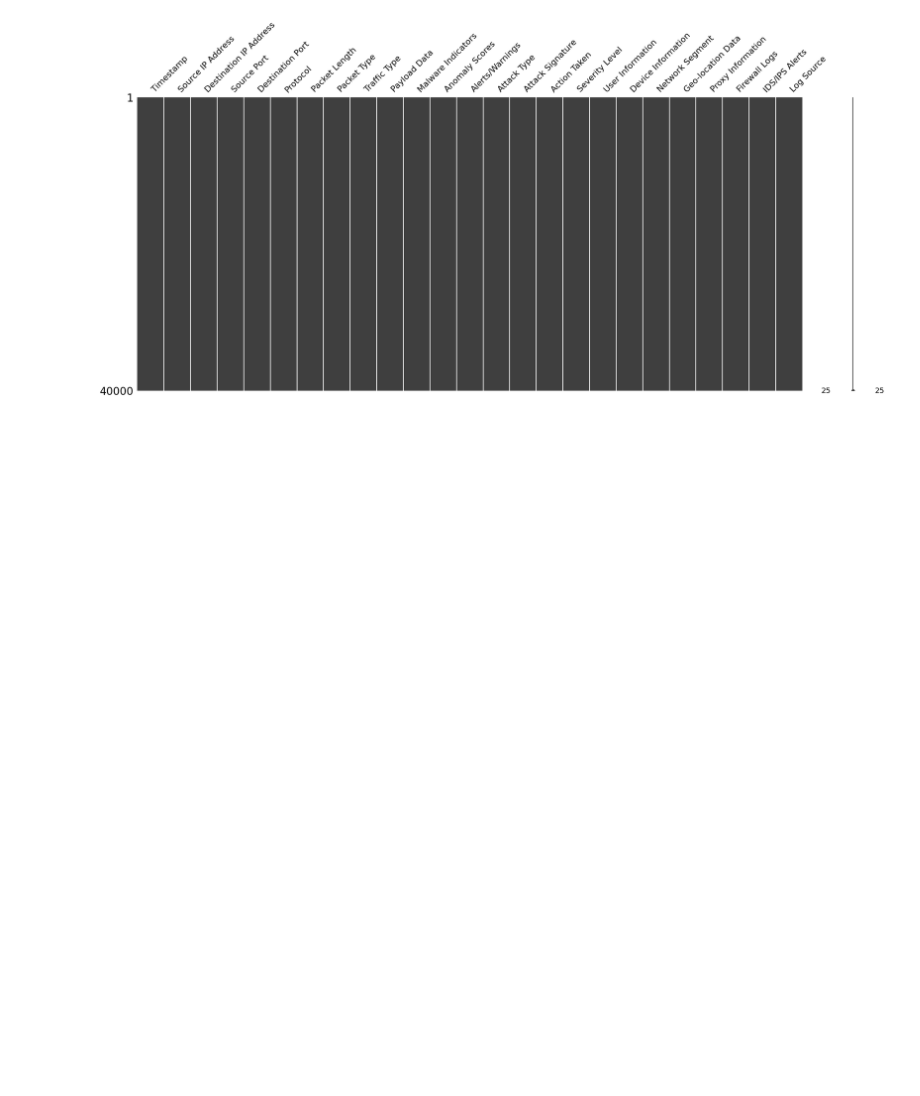
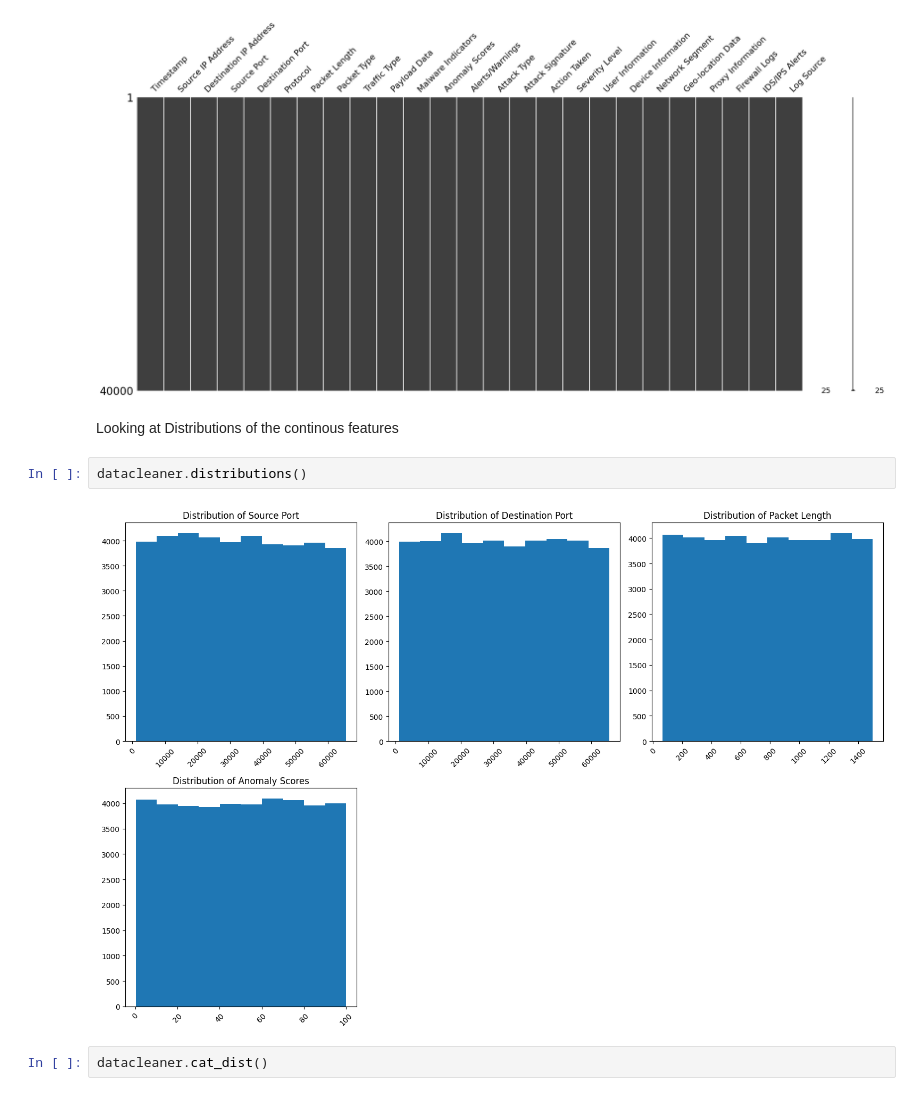
Before and after one commit to ChuckJovans/CyberSecurity-Attacks-EDA, a Jupyter notebook: cybersecurity.ipynb, the cells around one changed output. Drawn from its saved outputs; the diff is of its cells as text; blank space fills up the shorter version.

```diff
--- a/cybersecurity.ipynb
+++ b/cybersecurity.ipynb
@@ -168,3 +168,11 @@ IDS/IPS Alerts            0
 Log Source                0
 dtype: int64
 [figure]
+# %% [markdown]
+Looking at Distributions of the continous features
+# %%
+datacleaner.distributions()
+# %% [output]
+[figure, added]
+# %%
+datacleaner.cat_dist()
```
